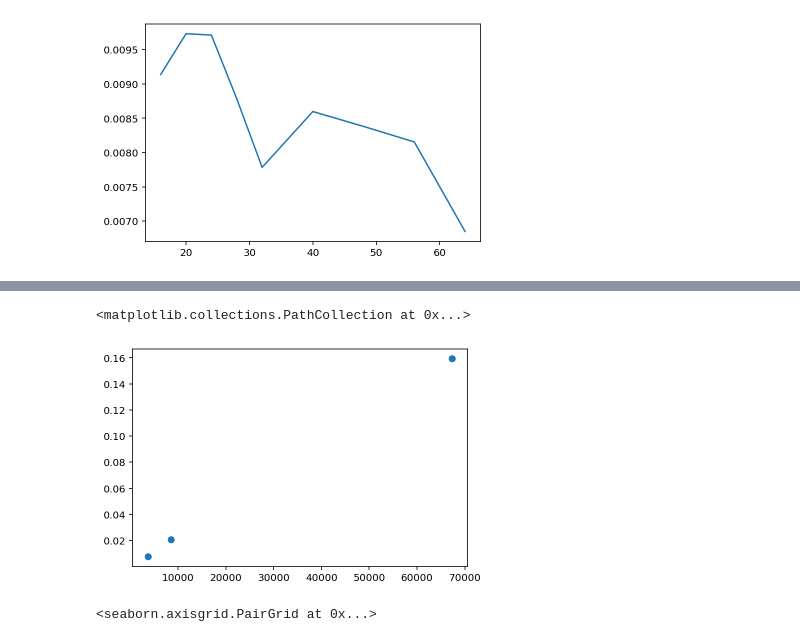
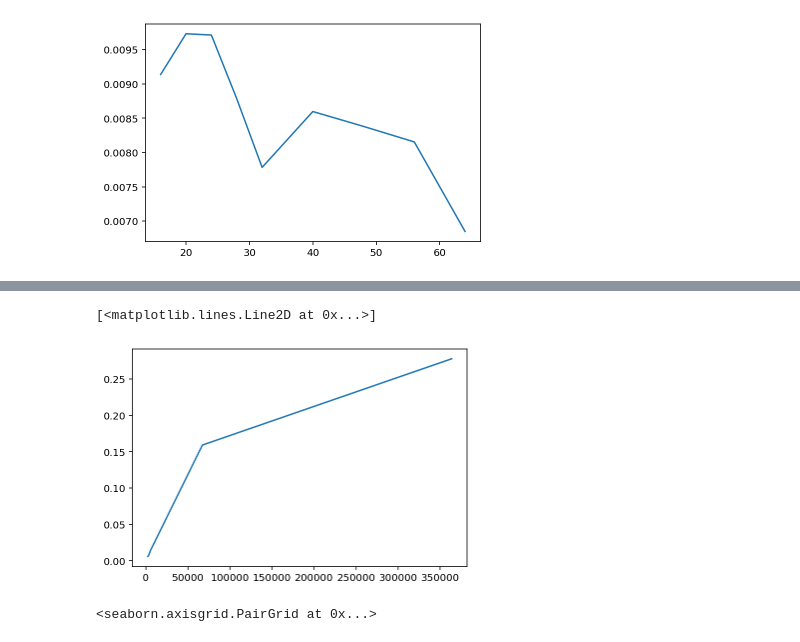
Before and after one commit to MScDissertation/NLP, a Jupyter notebook: nvidia-smi-data.ipynb, the cells around one changed output, grey strips where cells are left out. Saved outputs shown, nothing was run; the diff lists cells and outputs as text; code cells hidden in the pictures.

```diff
--- a/nvidia-smi-data.ipynb
+++ b/nvidia-smi-data.ipynb
@@ -68,10 +76,16 @@ for file_name in os.listdir(folder_name):
 # %%
+# https://www.tensorflow.org/datasets/catalog/glue
 train_dataset_sizes = {
     'MRPC':3668,
     'CoLA': 8551,
     'SST-2':67349,
     'MNLI':392702,
-    'STS-B':8628
+    'STS-B':8628,
+    'STS-B':5749,
+    'QQP':363846,
+    'RTE':2490,
+    'QNLI':104743,
+    'WNLI':635
 }
 # %%
 result['dataset_size'] = result['dataset']
@@ -156,8 +179,8 @@ plt.plot(subset_32_128['dataset_size'],subset_32_128["total_time"])
 # %%
-plt.scatter(subset_32_128['dataset_size'],subset_32_128["power"])
+plt.plot(subset_32_128['dataset_size'],subset_32_128["power"])
 # %% [output]
-<matplotlib.collections.PathCollection at 0x...>
+[<matplotlib.lines.Line2D at 0x...>]
-[figure, old version]
+[figure, new version]
 # %%
 sns.pairplot(df_mrpc)
 # %% [output]
```
Also changed, not shown: parts of 7 cells of this notebook, 1 other file.
